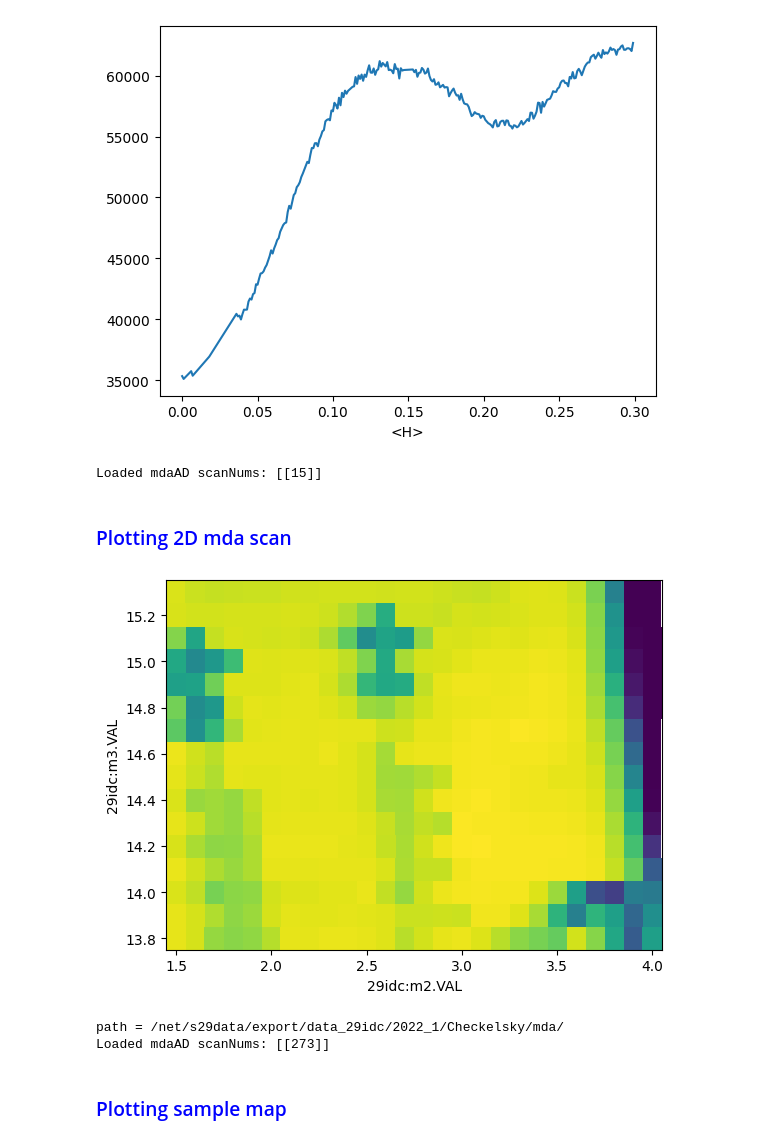
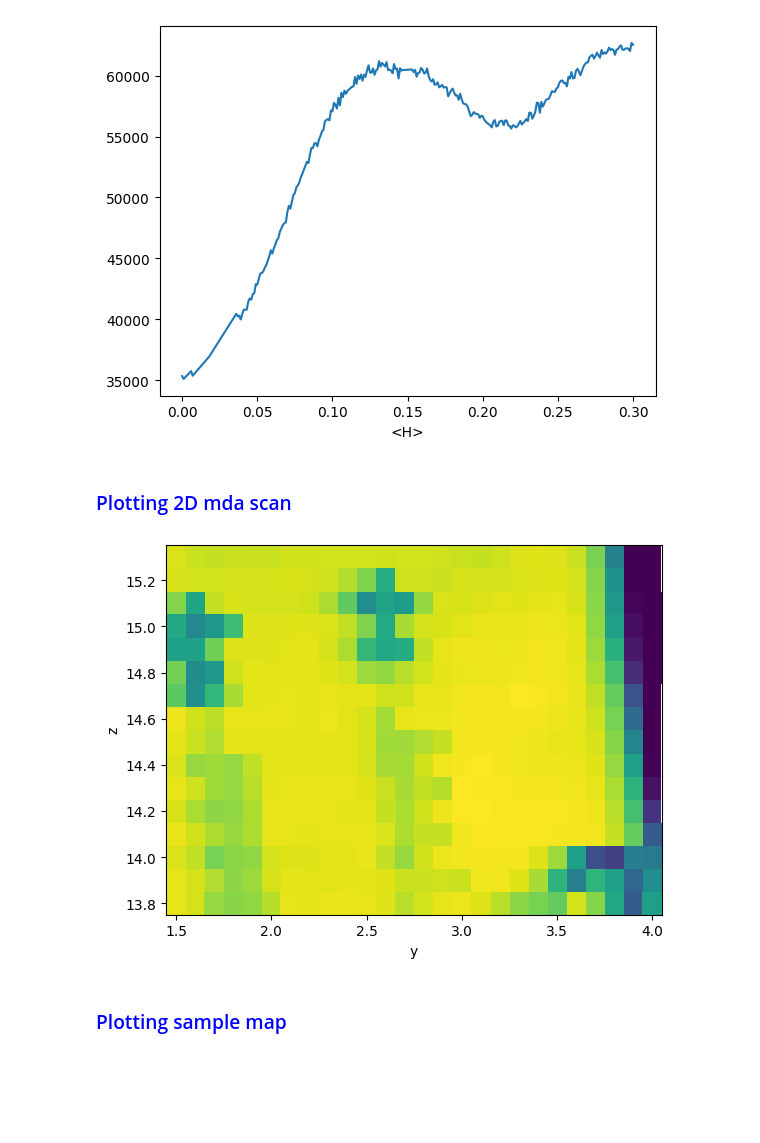
Before and after one commit to apsIEX/iexplot, a Jupyter notebook: examples_iexplot/Example_plot_IEXdata.ipynb, the cells around one changed output. Cells and saved outputs as stored; diff of their text form; code cells hidden in the pictures; blank space fills up the shorter version.

```diff
--- a/examples_iexplot/Example_plot_IEXdata.ipynb
+++ b/examples_iexplot/Example_plot_IEXdata.ipynb
@@ -104,10 +145,4 @@ data.plotmda(1795,35, x_detNum=46)
 # %% [output]
 [figure]
-# %%
-path='/net/s29data/export/data_29idc/2022_2/Comin/mda/'
-prefix='ARPES_'
-data.update(15,path=path,prefix=prefix)
-# %% [output]
-Loaded mdaAD scanNums: [[15]]
 # %% [markdown]
 ### <font color=blue>Plotting 2D mda scan
@@ -114,14 +153,6 @@ Loaded mdaAD scanNums: [[15]]
 # %%
-data.plotmda(15,16)
+data.plot_mda(15,16)
 # %% [output]
-[figure, old version]
+[figure, new version]
-# %%
-path='/net/s29data/export/data_29idc/2022_1/Checkelsky/mda/'
-prefix='ARPES_' #or 'Kappa_ depending if c-branch or d-branch'
-
-data=IEXdata(273,path=path,prefix=prefix)# initiates a variable "data" and loads scan 273
-# %% [output]
-path = /net/s29data/export/data_29idc/2022_1/Checkelsky/mda/
-Loaded mdaAD scanNums: [[273]]
 # %% [markdown]
 ### <font color=blue>Plotting sample map
```
Also changed, not shown: parts of 90 cells of this notebook, 5 other files.
